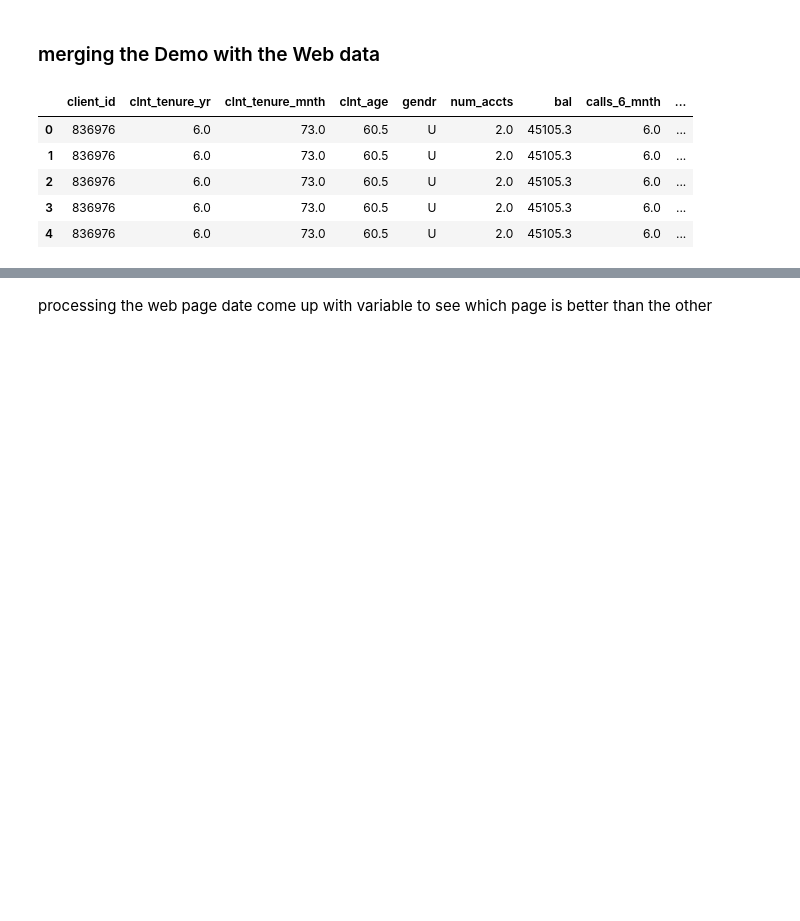
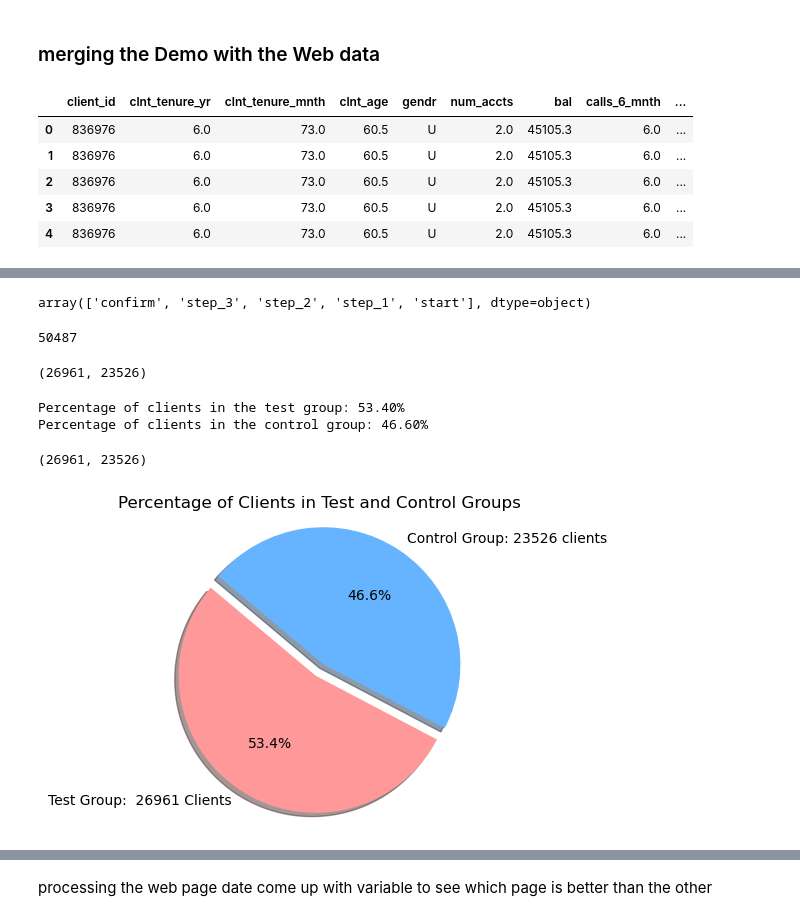
Before and after one commit to MustafaAldabbas/Project-Two-Big, a Jupyter notebook: Notebooks/Mustafa.ipynb, the cells around one changed output, grey strips where cells are left out. Cells and saved outputs as stored; diff of their text form; code cells hidden in the pictures; blank space fills up the shorter version.

```diff
--- a/Notebooks/Mustafa.ipynb
+++ b/Notebooks/Mustafa.ipynb
@@ -418,0 +452,5 @@ df_final.head()
+# %%
+# Change the data types of client id, date and time
+df['client_id'] = df['client_id'].astype(str)
+df['date'] = pd.to_datetime(df['date'])
+df['time'] = pd.to_datetime(df['time'].astype(str), format='%H:%M:%S').dt.time
@@ -418,0 +486,48 @@ df_final.head()
+# %%
+df['process_step'].unique()
+# %% [output]
+array(['confirm', 'step_3', 'step_2', 'step_1', 'start'], dtype=object)
+# %%
+# calculate how many clients the company has
+unique_clients_count = df['client_id'].nunique()
+unique_clients_count
+# %% [output]
+50487
+# %%
+# Calculate the number of unique clients in the test group
+test_group_count = df[df['variation'] == 'Test']['client_id'].nunique()
+
+# Calculate the number of unique clients in the control group
+control_group_count = df[df['variation'] == 'Control']['client_id'].nunique()
+test_group_count, control_group_count
+# %% [output]
+(26961, 23526)
+# %%
+# Calculate the percentages
+test_group_percentage = (test_group_count / unique_clients_count) * 100
+control_group_percentage = (control_group_count / unique_clients_count) * 100
+
+# Display the percentages
+print(f"Percentage of clients in the test group: {test_group_percentage:.2f}%")
+print(f"Percentage of clients in the control group: {control_group_percentage:.2f}%")
+# %% [output]
+Percentage of clients in the test group: 53.40%
+Percentage of clients in the control group: 46.60%
+# %%
+# Visualize the Percentage of the Test and the control group
+labels = ['Test Group:  26961 Clients', 'Control Group: 23526 clients ']
+sizes = [test_group_percentage, control_group_percentage]
+colors = ['#ff9999','#66b3ff']
+explode = (0.1, 0)  # explode the 1st slice
+
+# Plotting the pie chart
+plt.figure(figsize=(4, 4))
+plt.pie(sizes, explode=explode, labels=labels, colors=colors, autopct='%1.1f%%',
+        shadow=True, startangle=140)
+plt.title('Percentage of Clients in Test and Control Groups')
+plt.axis('equal')  # Equal aspect ratio ensures that pie is drawn as a circle.
+
+(26961, 23526)
+# %% [output]
+(26961, 23526)
+[figure, added]
```
Also changed, not shown: parts of 38 cells of this notebook.
